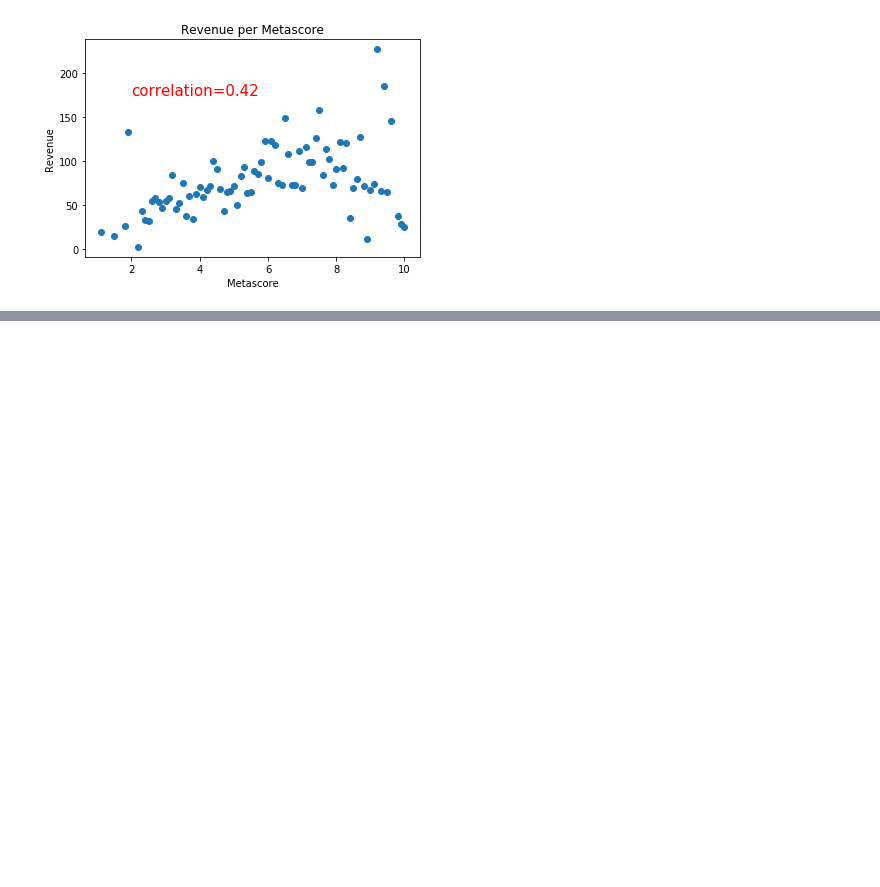
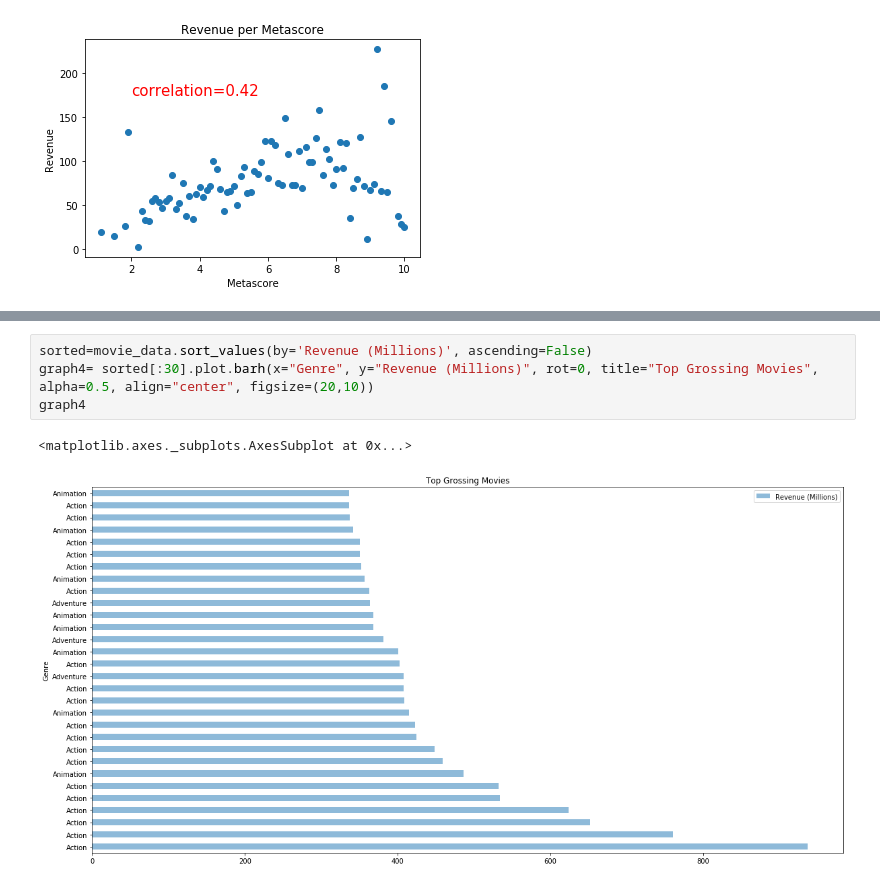
Before and after one commit to Abno-Distro-Group/final_project, a Jupyter notebook: Data Analysis and Visulations.ipynb, the cells around one changed output, grey strips where cells are left out. Saved outputs shown, nothing was run; the diff lists cells and outputs as text; blank space fills up the shorter version.

```diff
--- a/Data Analysis and Visulations.ipynb
+++ b/Data Analysis and Visulations.ipynb
@@ -259,0 +267,7 @@ plt.savefig('images/Avg_Revenue_Metascore_Scatter.png')
+# %%
+sorted=movie_data.sort_values(by='Revenue (Millions)', ascending=False)
+graph4= sorted[:30].plot.barh(x="Genre", y="Revenue (Millions)", rot=0, title="Top Grossing Movies", alpha=0.5, align="center", figsize=(20,10))
+graph4
+# %% [output]
+<matplotlib.axes._subplots.AxesSubplot at 0x...>
+[figure, added]
```
Also changed, not shown: parts of 3 cells of this notebook.
